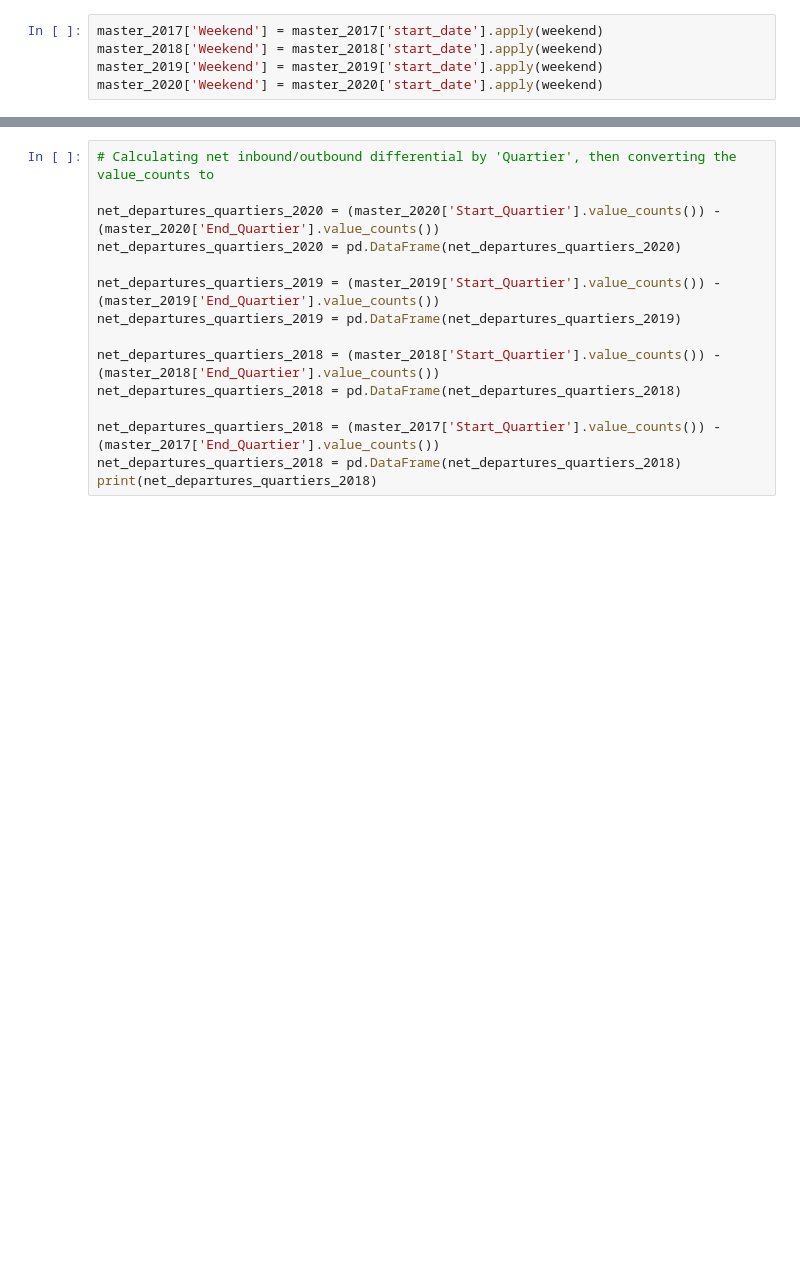
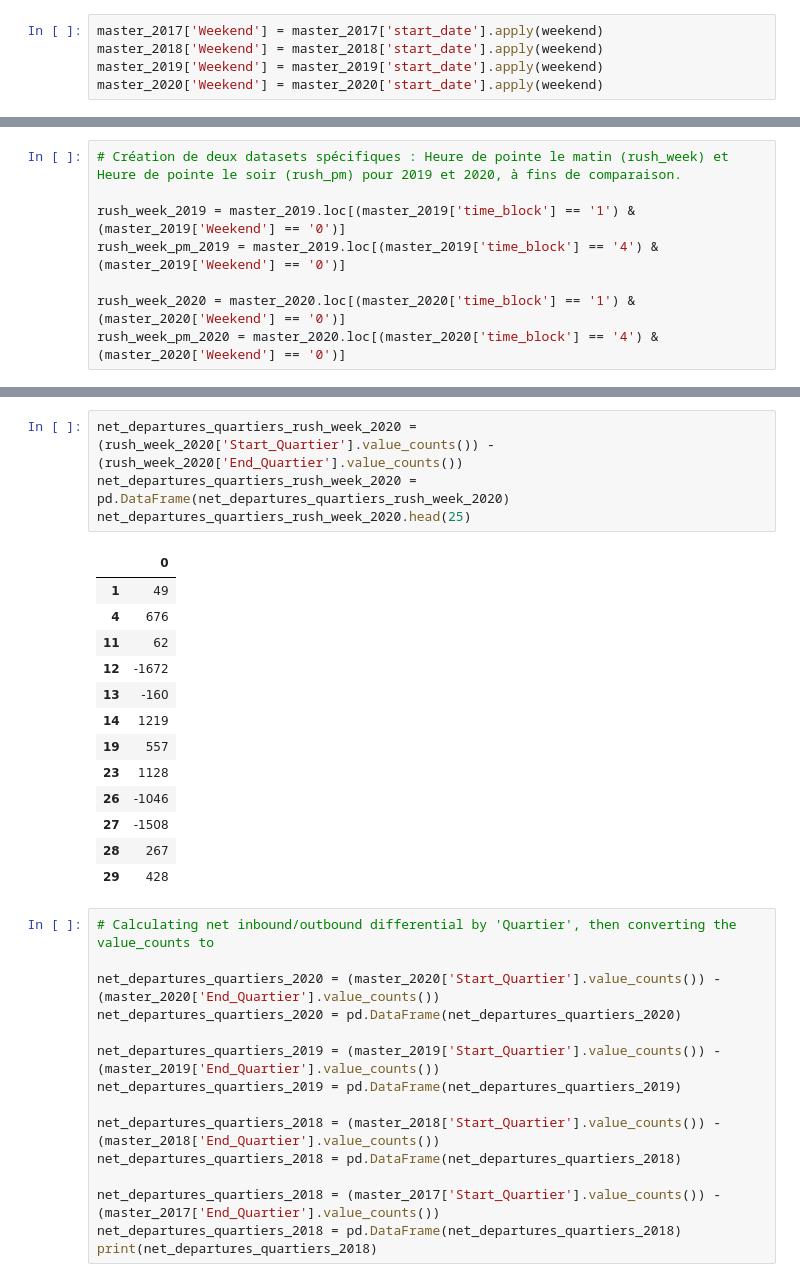
Before and after one commit to gbincoletto/MATH80629A, a Jupyter notebook: ML_Project_BIXI_Predictions.ipynb, the cells around one changed output, grey strips where cells are left out. Saved outputs shown, nothing was run; the diff lists cells and outputs as text; blank space fills up the shorter version.

```diff
--- a/ML_Project_BIXI_Predictions.ipynb
+++ b/ML_Project_BIXI_Predictions.ipynb
@@ -1220,4 +1248,12 @@ master_2017.head(20)
 | 18 | 2017-09-05 16:40:00 | 6046 | 2017-09-05 16:59:00 | 7060 | 1139 | 1 | ... |
 | 19 | 2017-09-12 14:46:00 | 6046 | 2017-09-12 15:14:00 | 7060 | 1683 | 1 | ... |
 | 20 | 2017-09-26 17:54:00 | 6046 | 2017-09-26 18:18:00 | 7060 | 1449 | 1 | ... |
+# %%
+# Création de deux datasets spécifiques : Heure de pointe le matin (rush_week) et Heure de pointe le soir (rush_pm) pour 2019 et 2020, à fins de comparaison.
+
+rush_week_2019 = master_2019.loc[(master_2019['time_block'] == '1') & (master_2019['Weekend'] == '0')]
+rush_week_pm_2019 = master_2019.loc[(master_2019['time_block'] == '4') & (master_2019['Weekend'] == '0')]
+
+rush_week_2020 = master_2020.loc[(master_2020['time_block'] == '1') & (master_2020['Weekend'] == '0')]
+rush_week_pm_2020 = master_2020.loc[(master_2020['time_block'] == '4') & (master_2020['Weekend'] == '0')]
 # %%
@@ -1244,3 +1279,21 @@ Start_Quartier time_block
+# %%
+net_departures_quartiers_rush_week_2020 = (rush_week_2020['Start_Quartier'].value_counts()) - (rush_week_2020['End_Quartier'].value_counts())
+net_departures_quartiers_rush_week_2020 = pd.DataFrame(net_departures_quartiers_rush_week_2020)
+net_departures_quartiers_rush_week_2020.head(25)
+# %% [output]
+|  | 0 |
+| 1 | 49 |
+| 4 | 676 |
+| 11 | 62 |
+| 12 | -1672 |
+| 13 | -160 |
+| 14 | 1219 |
+| 19 | 557 |
+| 23 | 1128 |
+| 26 | -1046 |
+| 27 | -1508 |
+| 28 | 267 |
+| 29 | 428 |
 # %%
 # Calculating net inbound/outbound differential by 'Quartier', then converting the value_counts to
 
```
Also changed, not shown: parts of 6 cells of this notebook.
